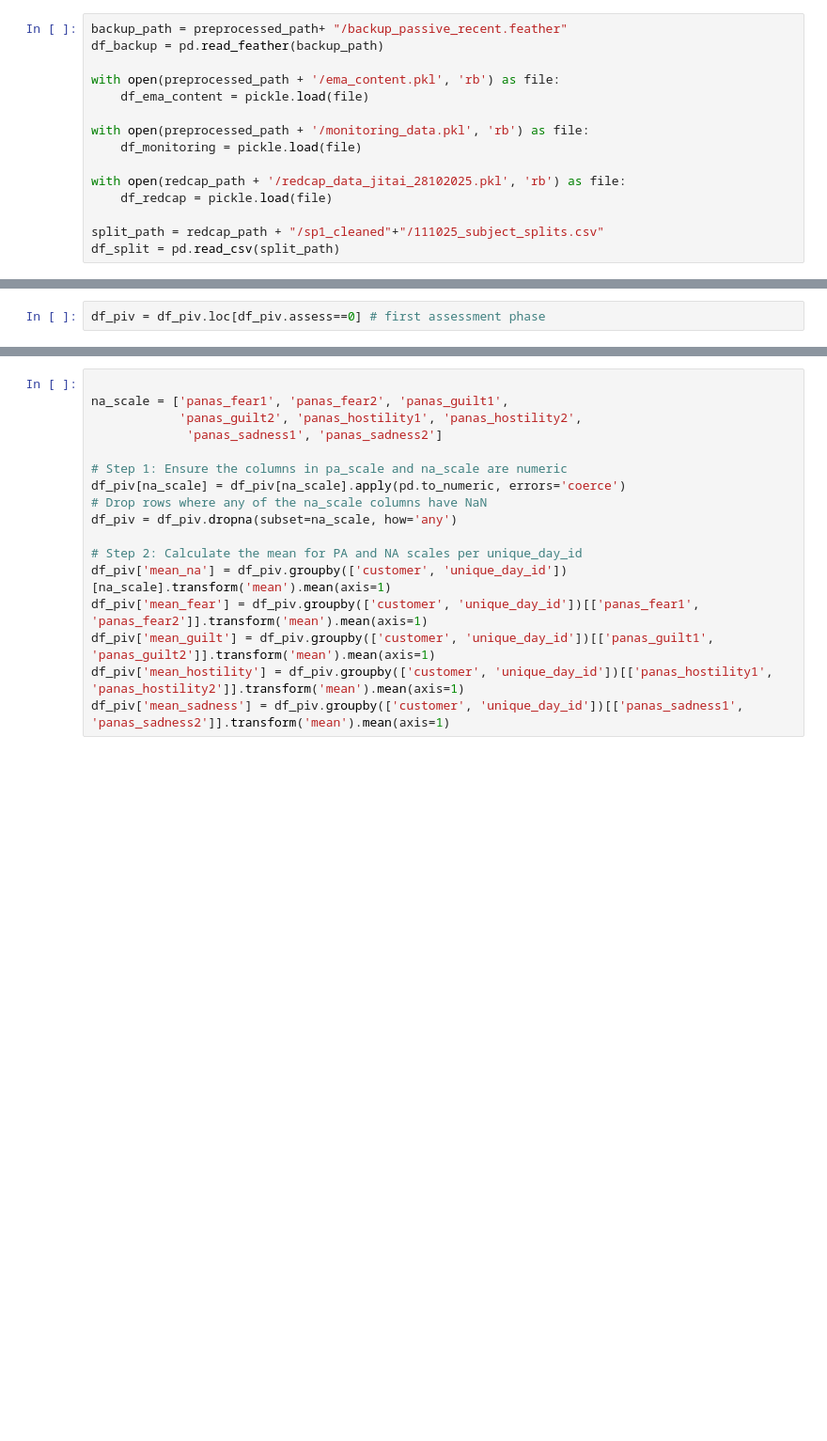
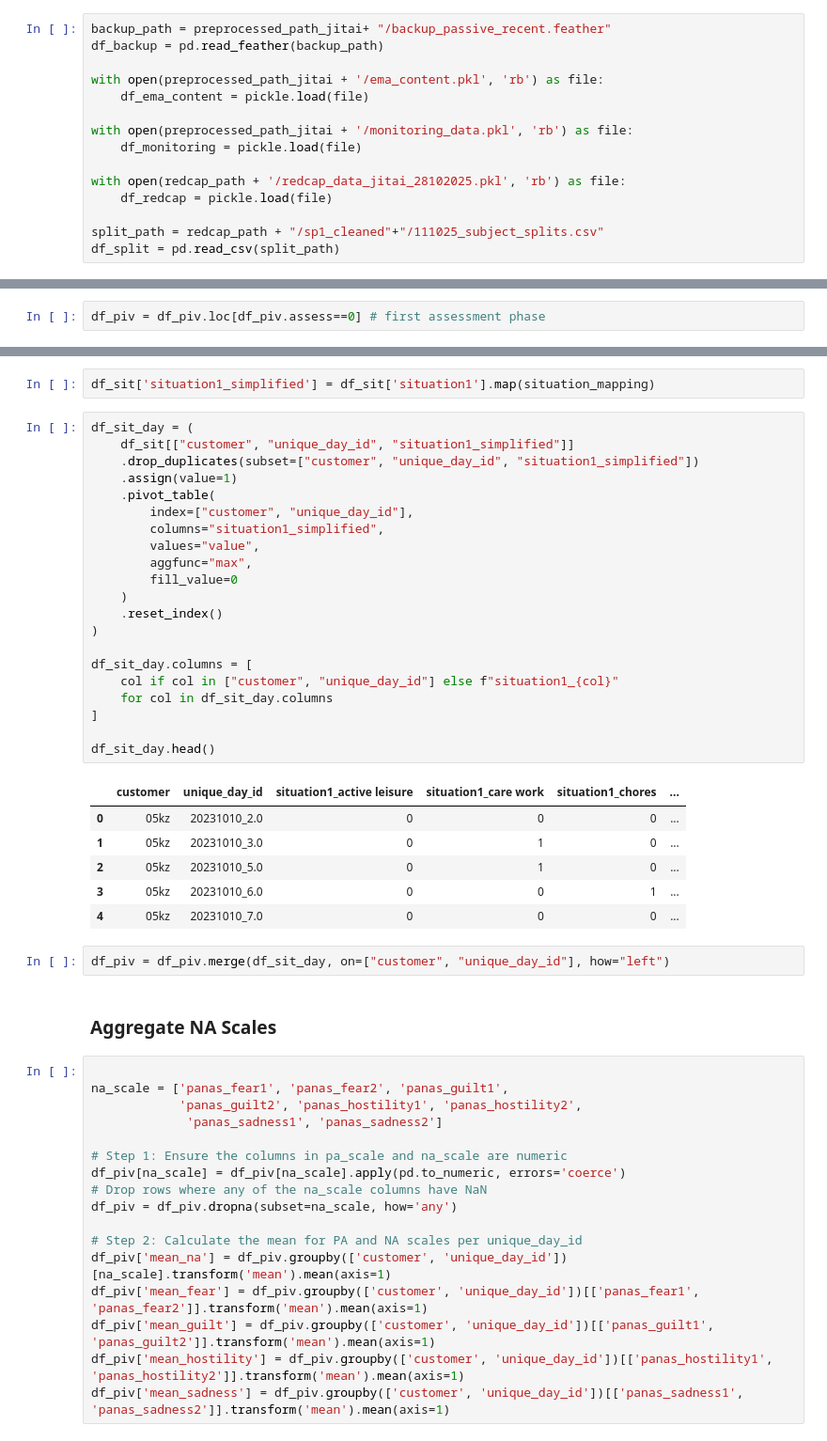
Before and after one commit to leona-ha/preact_digital, a Jupyter notebook: notebooks/03_JITAI_Preprocess.ipynb, the cells around one changed output, grey strips where cells are left out. Shown at 94% size. Cells and saved outputs as stored; diff of their text form; blank space fills up the shorter version.

```diff
--- a/notebooks/03_JITAI_Preprocess.ipynb
+++ b/notebooks/03_JITAI_Preprocess.ipynb
@@ -56,13 +40,13 @@ import warnings
 # Suppress only SettingWithCopyWarning
 warnings.simplefilter(action='ignore', category=pd.errors.SettingWithCopyWarning)
 # %%
-backup_path = preprocessed_path+ "/backup_passive_recent.feather"
+backup_path = preprocessed_path_jitai+ "/backup_passive_recent.feather"
 df_backup = pd.read_feather(backup_path)
 
-with open(preprocessed_path + '/ema_content.pkl', 'rb') as file:
+with open(preprocessed_path_jitai + '/ema_content.pkl', 'rb') as file:
     df_ema_content = pickle.load(file)
 
-with open(preprocessed_path + '/monitoring_data.pkl', 'rb') as file:
+with open(preprocessed_path_jitai + '/monitoring_data.pkl', 'rb') as file:
     df_monitoring = pickle.load(file)
 
 with open(redcap_path + '/redcap_data_jitai_28102025.pkl', 'rb') as file:
@@ -138,3 +170,37 @@ df_piv = df_piv.loc[df_piv.assess==0] # first assessment phase
+# %%
+df_sit['situation1_simplified'] = df_sit['situation1'].map(situation_mapping)
+# %%
+df_sit_day = (
+    df_sit[["customer", "unique_day_id", "situation1_simplified"]]
+    .drop_duplicates(subset=["customer", "unique_day_id", "situation1_simplified"])
+    .assign(value=1)
+    .pivot_table(
+        index=["customer", "unique_day_id"],
+        columns="situation1_simplified",
+        values="value",
+        aggfunc="max",
+        fill_value=0
+    )
+    .reset_index()
+)
+
+df_sit_day.columns = [
+    col if col in ["customer", "unique_day_id"] else f"situation1_{col}"
+    for col in df_sit_day.columns
+]
+
+df_sit_day.head()
+# %% [output]
+|  | customer | unique_day_id | situation1_active leisure | situation1_care work | situation1_chores | ... |
+| 0 | 05kz | 20231010_2.0 | 0 | 0 | 0 | ... |
+| 1 | 05kz | 20231010_3.0 | 0 | 1 | 0 | ... |
+| 2 | 05kz | 20231010_5.0 | 0 | 1 | 0 | ... |
+| 3 | 05kz | 20231010_6.0 | 0 | 0 | 1 | ... |
+| 4 | 05kz | 20231010_7.0 | 0 | 0 | 0 | ... |
+# %%
+df_piv = df_piv.merge(df_sit_day, on=["customer", "unique_day_id"], how="left")
+# %% [markdown]
+### Aggregate NA Scales
 # %%
 
 na_scale = ['panas_fear1', 'panas_fear2', 'panas_guilt1',
```
Also changed, not shown: parts of 46 cells of this notebook, 8 other files.
